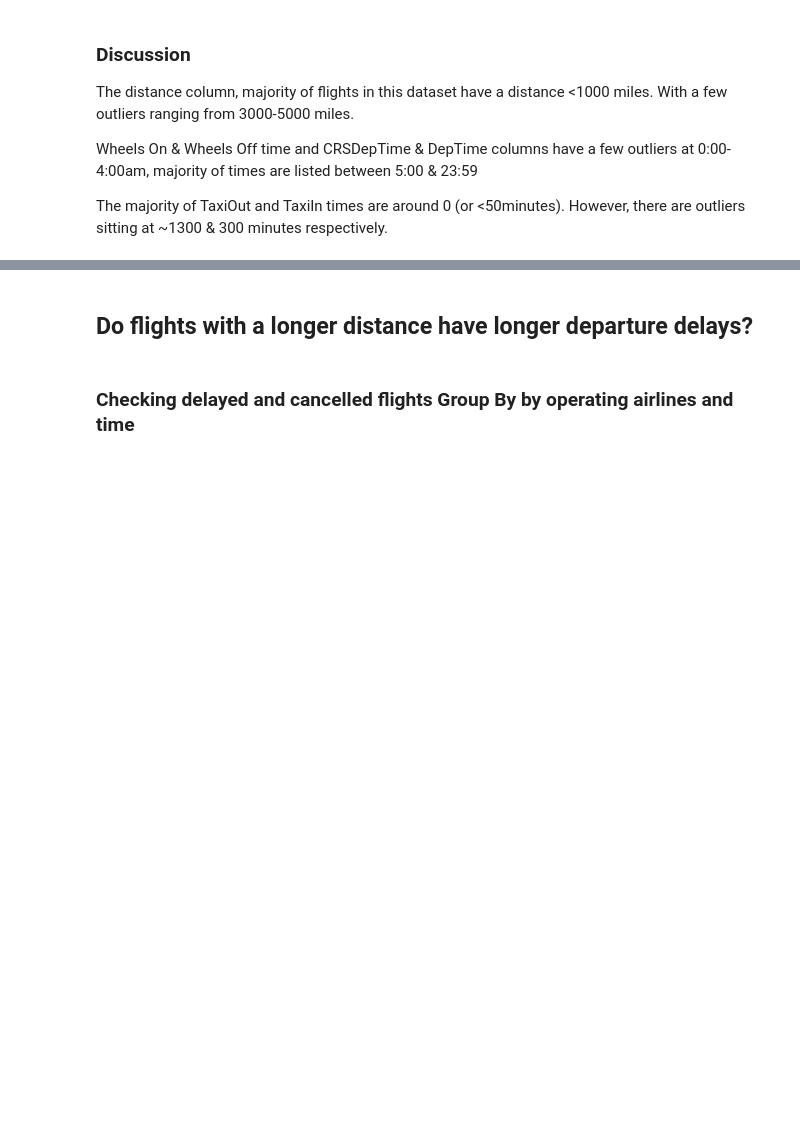
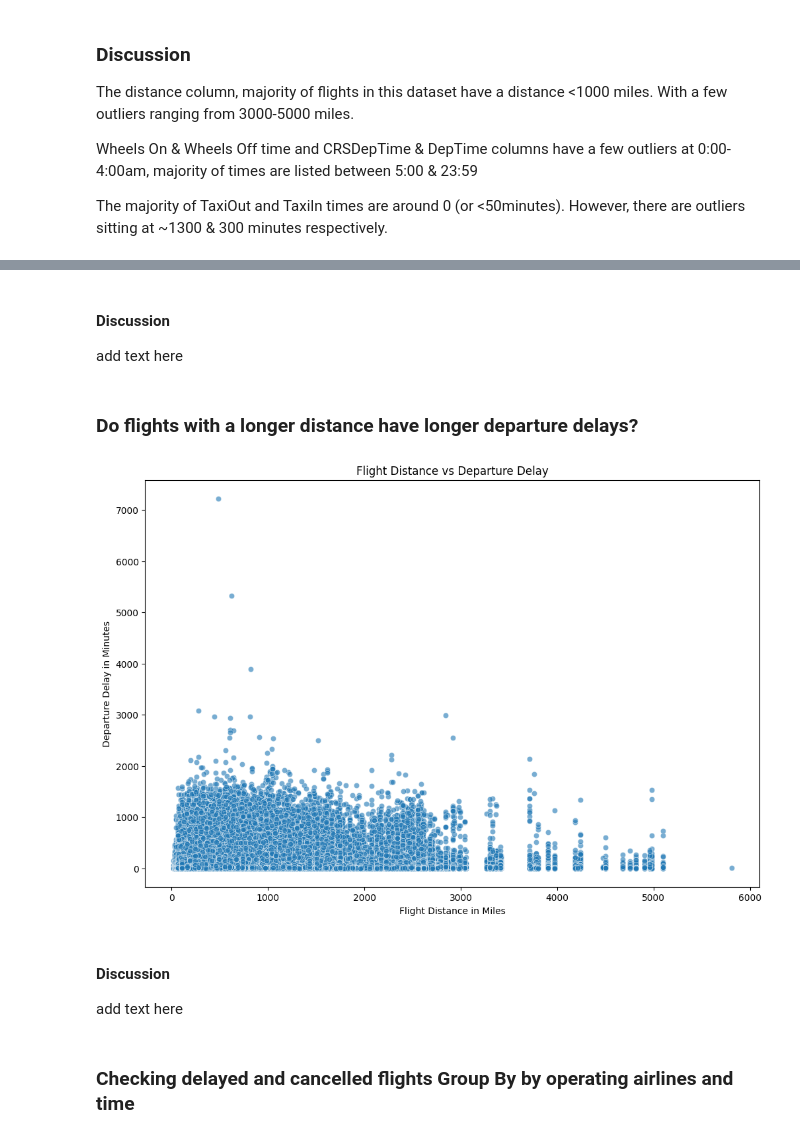
Before and after one commit to SmoothData-BigBrain/GroupProject, a Jupyter notebook: notebooks/GroupProject.ipynb, the cells around one changed output, grey strips where cells are left out. Drawn from its saved outputs; the diff is of its cells as text; code cells hidden in the pictures; blank space fills up the shorter version.

```diff
--- a/notebooks/GroupProject.ipynb
+++ b/notebooks/GroupProject.ipynb
@@ -93,3 +103,8 @@ df = spark.read.parquet("combined_file")
+# %%
+# write out combined single csv file - why?
+# df.coalesce(1).write.csv("combined_file_csv", header=True) # Uncomment this later
+df.write.mode("overwrite").parquet("combined_files")
+df = spark.read.parquet("combined_files")
 # %%
 col_des = spark.read.csv('flights_column_des.csv', sep = ',', inferSchema = True, header = True)
 # %% [markdown]
@@ -452,24 +587,32 @@ plt.show()
+# %% [markdown]
+#### Discussion
+add text here
 # %% [markdown]
-## Do flights with a longer distance have longer departure delays?
+### Do flights with a longer distance have longer departure delays?
 # %%
 # convert to pandas
-distance_delays_pd = df2.select("Distance", "DepDelayMinutes").toPandas()
+distance_delays_sample_pd = df2.select("Distance", "DepDelayMinutes").sample(withReplacement=False, fraction=0.3, seed=42).toPandas()
 # %%
 # convert to numeric to prevent error
-distance_delays_pd['Distance'] = pd.to_numeric(distance_delays_pd['Distance'], errors='coerce')
-distance_delays_pd['DepDelayMinutes'] = pd.to_numeric(distance_delays_pd['DepDelayMinutes'], errors='coerce')
+distance_delays_sample_pd['Distance'] = pd.to_numeric(distance_delays_sample_pd['Distance'], errors='coerce')
+distance_delays_sample_pd['DepDelayMinutes'] = pd.to_numeric(distance_delays_sample_pd['DepDelayMinutes'], errors='coerce')
 # %%
 # removing any NaNs and 0 values
-distance_delays_pd = distance_delays_pd.dropna(subset=['Distance', 'DepDelayMinutes'])
-distance_delays_pd = distance_delays_pd[(distance_delays_pd['Distance'] > 0) & (distance_delays_pd['DepDelayMinutes'] > 0)]
+distance_delays_sample_pd = distance_delays_sample_pd.dropna(subset=['Distance', 'DepDelayMinutes'])
+distance_delays_sample_pd = distance_delays_sample_pd[(distance_delays_sample_pd['Distance'] > 0) & (distance_delays_sample_pd['DepDelayMinutes'] > 0)]
 # %%
 # plot
 plt.figure(figsize=(12, 8))
-sns.scatterplot(x='Distance', y='DepDelayMinutes', data= distance_delays_pd, alpha=0.6)
+sns.scatterplot(x='Distance', y='DepDelayMinutes', data= distance_delays_sample_pd, alpha=0.6)
 plt.title('Flight Distance vs Departure Delay')
 plt.xlabel('Flight Distance in Miles')
 plt.ylabel('Departure Delay in Minutes')
 plt.show()
+# %% [output]
+[figure, added]
+# %% [markdown]
+#### Discussion
+add text here
 # %% [markdown]
 ### Checking delayed and cancelled flights Group By by operating airlines and time
 # %% [markdown]
```
Also changed, not shown: parts of 54 cells of this notebook.
